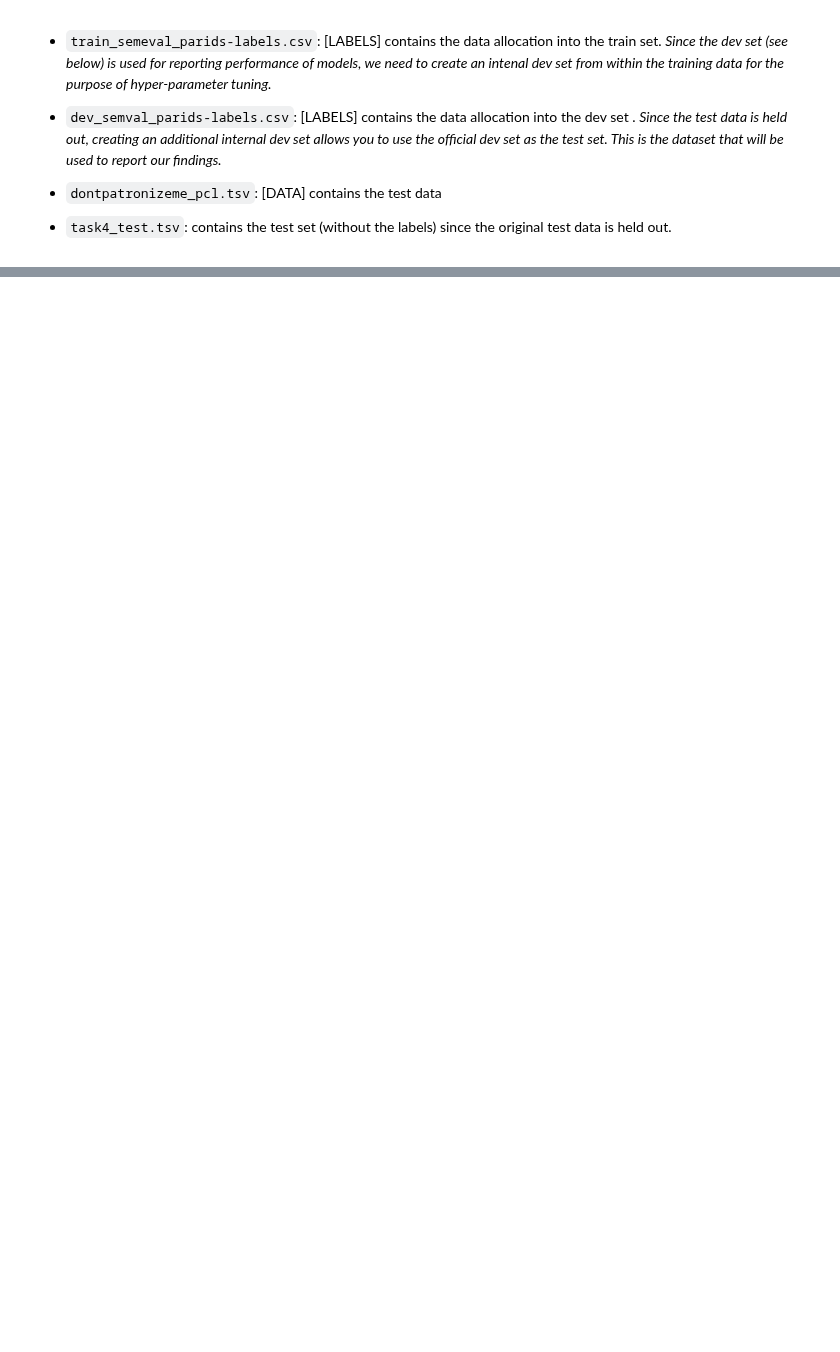
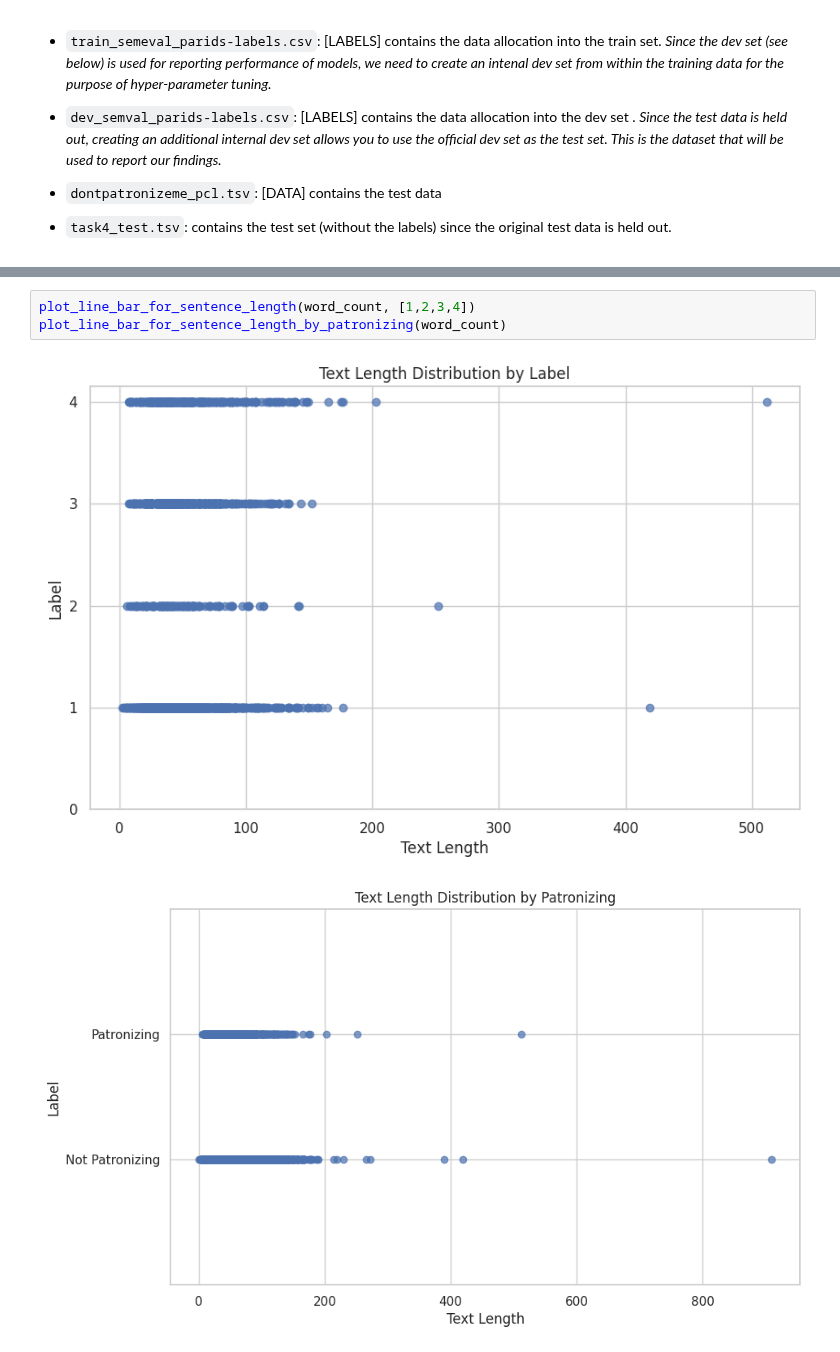
Before and after one commit to avzh1/nlp_bert_classifier, a Jupyter notebook: src/data_analysis/data_analysis.ipynb, the cells around one changed output, grey strips where cells are left out. Drawn from its saved outputs; the diff is of its cells as text; blank space fills up the shorter version.

```diff
--- a/src/data_analysis/data_analysis.ipynb
+++ b/src/data_analysis/data_analysis.ipynb
@@ -66,0 +357,6 @@ dont_patronize_me = df = pd.read_csv(f'{data_path}/dontpatronizeme_pcl.tsv', del
+# %%
+plot_line_bar_for_sentence_length(word_count, [1,2,3,4])
+plot_line_bar_for_sentence_length_by_patronizing(word_count)
+# %% [output]
+[figure, added]
+[figure, added]
```
Also changed, not shown: parts of 42 cells of this notebook.
